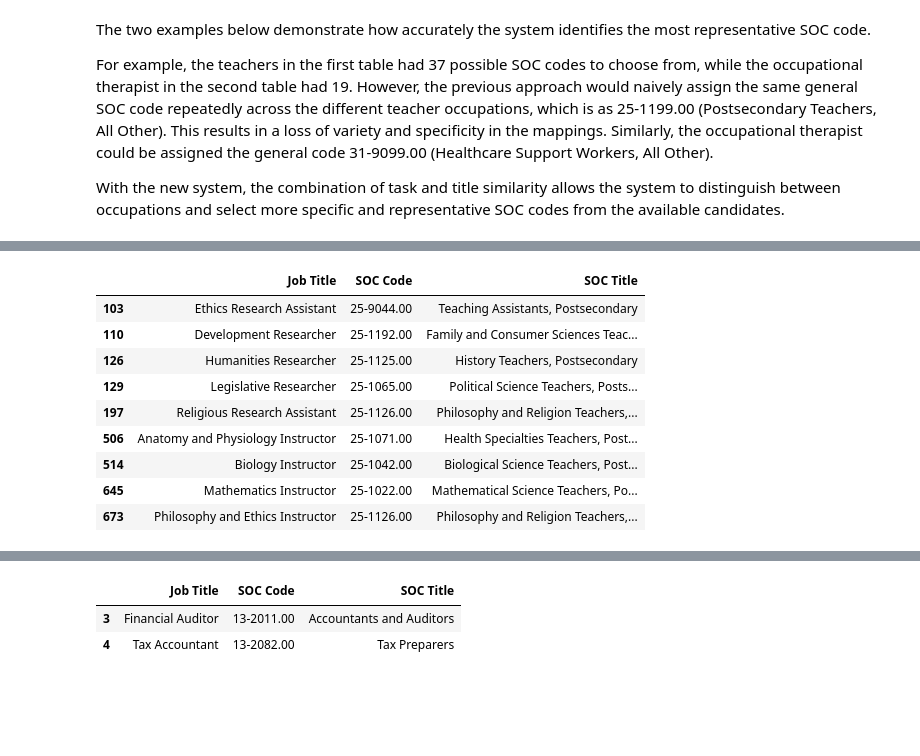
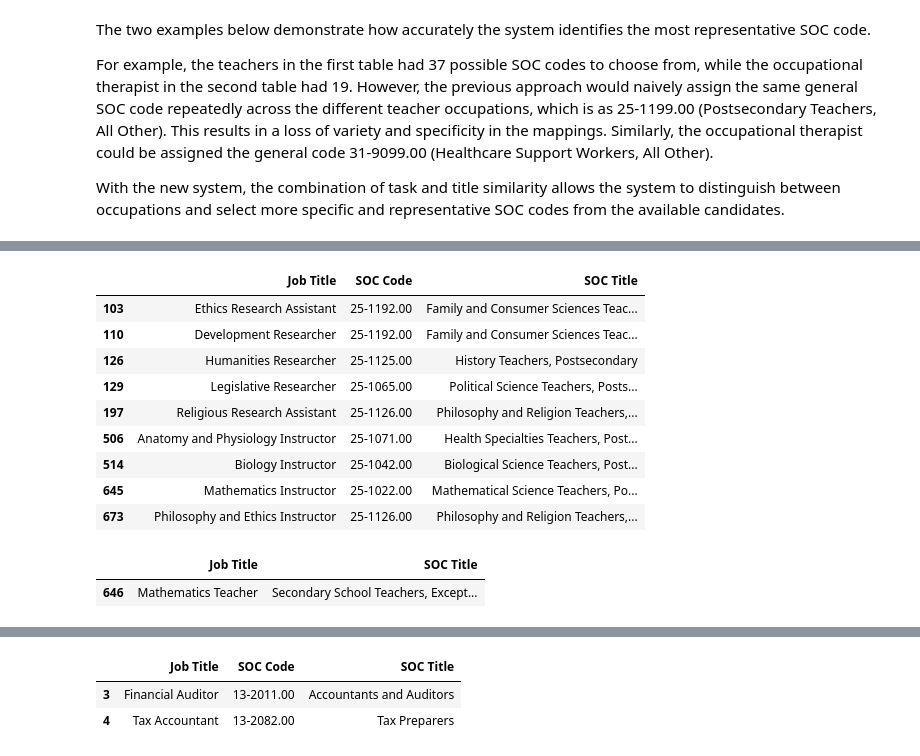
Before and after one commit to BSDSBA-JF/wadwani_intern, a Jupyter notebook: 10_AI_research/02_code_standardizer/03_choosing_specifc_soc_code.ipynb, the cells around one changed output, grey strips where cells are left out. Cells and saved outputs as stored; diff of their text form; code cells hidden in the pictures; blank space fills up the shorter version.

Commit message:
did experiments on how to choose the specific soc code

```diff
--- a/10_AI_research/02_code_standardizer/03_choosing_specifc_soc_code.ipynb
+++ b/10_AI_research/02_code_standardizer/03_choosing_specifc_soc_code.ipynb
@@ -11,13 +12,20 @@ from sklearn.metrics.pairwise import cosine_similarity
 # %%
-# Open up the data of the mca data with the SOC codes and the json of tasks
+# Open up the mca
 mca_df = pd.read_csv('../data/auxiliary/mca_soc_codes.csv', dtype={'PSOC Code':str, 'ISCO Code':str})
-mca_df['SOC Codes'] = mca_df['2019 SOC Codes'].apply(ast.literal_eval)
 mca_df['Educational Qualification'] = (
     mca_df['Educational Qualification'].str.strip().replace({'No Match Found': ''})
 )
 
-with open('../data/auxiliary/psoc_tasks_map.json', 'r') as file:
-    psoc_tasks_map = json.load(file)
-
-with open('../data/auxiliary/embedded_soc_tasks_map.json', 'r') as file:
-    embedded_soc_tasks_map = json.load(file)
+# this is for the experiment where we let the SOC codes be expanded
+# so we will let a whole family of jobs enter the list per Job title based on if you have the same four codes
+mca_df['2019 SOC Codes'] = mca_df['2019 SOC Codes'].apply(ast.literal_eval)
+# %%
+# get the mapping of 2019 SOC codes
+soc_codes_2019_df = pd.read_csv(
+    '../data/labor_codes/2019_to_SOC_Crosswalk.csv',
+    usecols=[0, 1],
+)
+soc_codes_2019_map = dict(
+    zip(soc_codes_2019_df['O*NET-SOC 2019 Code'],
+        soc_codes_2019_df['O*NET-SOC 2019 Title'])
+)
@@ -63,5 +170,12 @@ mca_df['PSOC Tasks with Context'] = mca_df.apply(
 # %%
-output_path = "../data/auxiliary/mca_soc_embedded.csv"
+# the code here is kinda weird because if the file has been made already
+# we have to do some fixing of the SOC codes, but if it was newly made,
+# then, the SOC Codes field is already a list
+
+if IS_EXPANDED:
+    output_path = "../data/auxiliary/expanded_mca_soc_embedded.csv"
+else:
+    output_path = "../data/auxiliary/mca_soc_embedded.csv"
 
 if os.path.exists(output_path):
     mca_df = pd.read_csv(output_path)
@@ -77,7 +191,7 @@ if os.path.exists(output_path):
         .apply(ast.literal_eval)
     )
 
-    mca_df['Embedded SOC Codes'] = mca_df['SOC Codes'].apply(
+    mca_df['Embedded SOC Tasks'] = mca_df['SOC Codes'].apply(
         get_embedded_soc_tasks,
         embedded_soc_tasks_map=embedded_soc_tasks_map
     )
@@ -156,6 +270,9 @@ def estimate_representative_soc_codes(job, verbose=False):
     Returns:
         List of tuples: [(SOC code, score), ...], sorted descending by score.
     """
+    # if the SOC Code from 2019 was just one or two, leave it alone
+    if (len(job['2019 SOC Codes']) == 1):
+        return job['2019 SOC Codes']
 
     # Convert embedded PSOC tasks and job title
     embedded_psoc_tasks = np.array(
@@ -170,7 +287,7 @@ def estimate_representative_soc_codes(job, verbose=False):
 
     # Evaluate every candidate SOC code
     for embedded_soc_tasks, embedded_soc_title, soc_code in zip(
-        job['Embedded SOC Codes'],
+        job['Embedded SOC Tasks'],
         job['Embedded SOC Titles'],
         job['SOC Codes']
     ):
@@ -198,7 +315,7 @@ def estimate_representative_soc_codes(job, verbose=False):
 
         # Final score
         mean_similarity = (task_similarity + title_similarity) / 2
-        mean_similarity = task_similarity * 0.4 + title_similarity * 0.6
+        mean_similarity = task_similarity * 0.6 + title_similarity * 0.4
 
         soc_scores.append({
             'SOC Code': soc_code,
@@ -268,9 +412,9 @@ With the new system, the combination of task and title similarity allows the sys
 # %%
-is_37_SOC_codes = (mca_df['SOC Codes'].apply(len) == 37)
+is_instructor = (mca_df['PSOC Code'] == '2310')
 mca_df.loc[is_37_SOC_codes, ['Job Title', 'SOC Code', 'SOC Title']]
 # %% [output]
 |  | Job Title | SOC Code | SOC Title |
-| 103 | Ethics Research Assistant | 25-9044.00 | Teaching Assistants, Postsecondary |
+| 103 | Ethics Research Assistant | 25-1192.00 | Family and Consumer Sciences Teac... |
 | 110 | Development Researcher | 25-1192.00 | Family and Consumer Sciences Teac... |
 | 126 | Humanities Researcher | 25-1125.00 | History Teachers, Postsecondary |
 | 129 | Legislative Researcher | 25-1065.00 | Political Science Teachers, Posts... |
@@ -279,6 +423,12 @@ mca_df.loc[is_37_SOC_codes, ['Job Title', 'SOC Code', 'SOC Title']]
 | 514 | Biology Instructor | 25-1042.00 | Biological Science Teachers, Post... |
 | 645 | Mathematics Instructor | 25-1022.00 | Mathematical Science Teachers, Po... |
 | 673 | Philosophy and Ethics Instructor | 25-1126.00 | Philosophy and Religion Teachers,... |
+# %%
+is_instructor = (mca_df['Job Title'] == 'Mathematics Teacher')
+mca_df.loc[is_instructor, ['Job Title', 'SOC Title']]
+# %% [output]
+|  | Job Title | SOC Title |
+| 646 | Mathematics Teacher | Secondary School Teachers, Except... |
 # %%
 is_19_SOC_codes = (mca_df['SOC Codes'].apply(len) == 19)
 mca_df.loc[is_19_SOC_codes, ['Job Title', 'SOC Code', 'SOC Title']]
```
Also changed, not shown: parts of 13 cells of this notebook, 4 other files.
